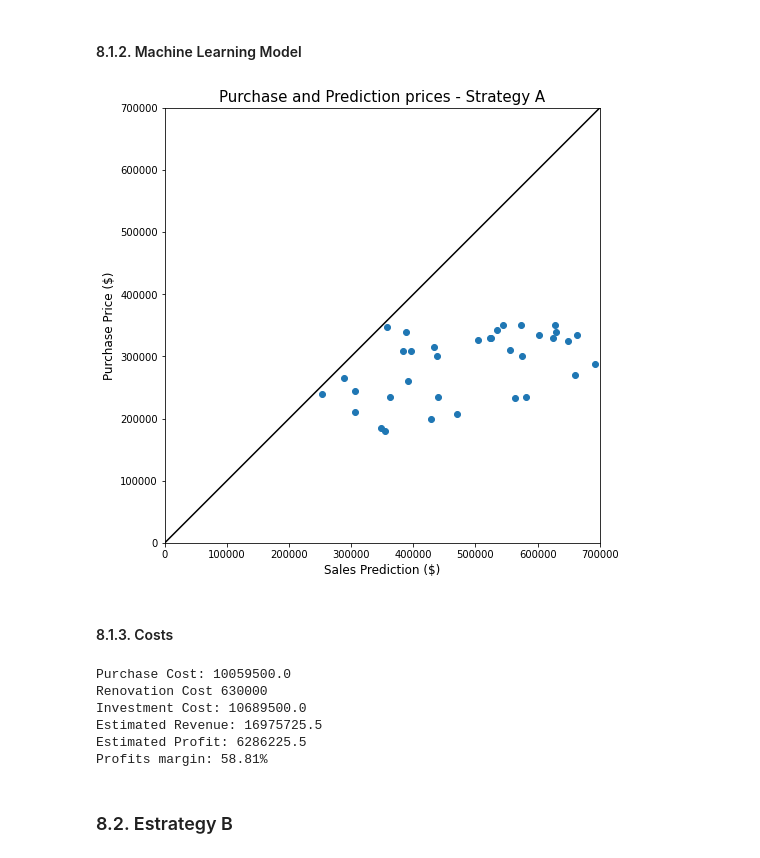
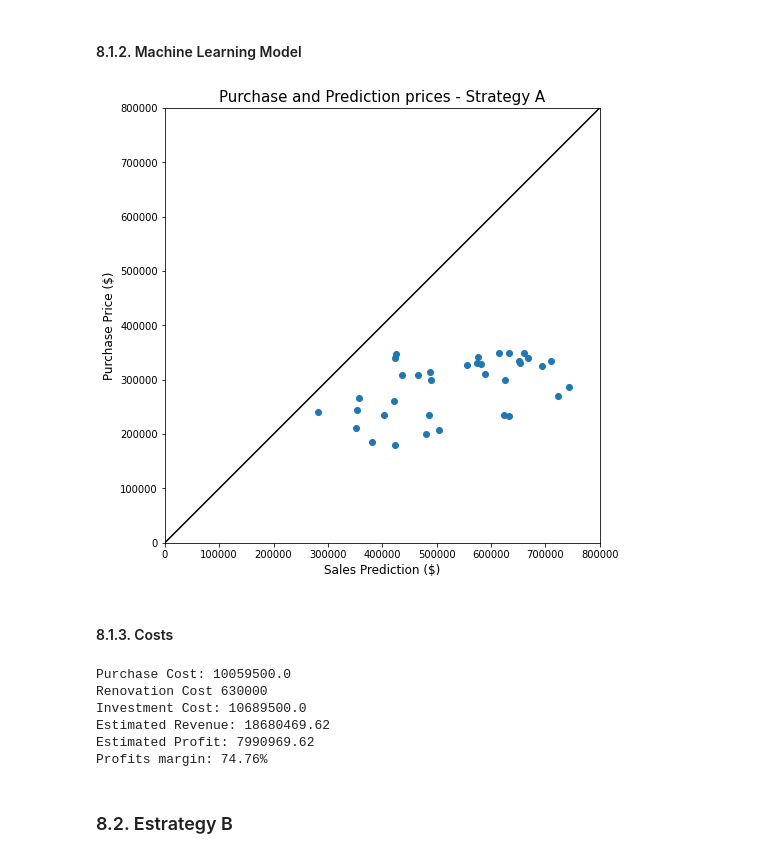
Before and after one commit to vitorlavor/Portfolio_DataScience, a Jupyter notebook: Project_HouseRocket.ipynb, the cells around one changed output. Drawn from its saved outputs; the diff is of its cells as text; code cells hidden in the pictures.

```diff
--- a/Project_HouseRocket.ipynb
+++ b/Project_HouseRocket.ipynb
@@ -1414,8 +1444,8 @@ The model with pre-processed features: Multiple Regression 2
 
 regression_target = 'price'
 features = ['bedrooms', 'bathrooms', 'sqft_living', 'sqft_lot', 'floors', 'waterfront', 'view', 'condition',
-            'grade', 'sqft_above', 'sqft_basement', 'yr_built', 'zipcode', 'lat', 'long', 'sqft_living15',
-            'sqft_lot15', 'in_seattle', 'basement', 'living_gt15', 'renewed', 'year_built', 'month', 'year',
+            'grade', 'sqft_above', 'sqft_basement', 'yr_built', 'yr_renovated', 'zipcode', 'lat', 'long', 'sqft_living15',
+            'sqft_lot15', 'in_seattle', 'basement', 'living_gt15', 'label_gt15', 'renewed', 'year_built', 'month', 'year',
             'day_week', 'bed_per_sqft', 'bat_per_bed', 'season_fall', 'season_spring', 'season_summer']
 
 # Train/test split
@@ -1597,8 +1580,8 @@ For the tree-based models, the features will be standardized using MinMaxScaler.
 
 regression_target = 'price'
 features = ['bedrooms', 'bathrooms', 'sqft_living', 'sqft_lot', 'floors', 'waterfront', 'view', 'condition',
-            'grade', 'sqft_above', 'sqft_basement', 'yr_built', 'zipcode', 'lat', 'long', 'sqft_living15',
-            'sqft_lot15', 'in_seattle', 'basement', 'living_gt15', 'renewed', 'year_built', 'month', 'year',
+            'grade', 'sqft_above', 'sqft_basement', 'yr_built', 'yr_renovated', 'zipcode', 'lat', 'long', 'sqft_living15',
+            'sqft_lot15', 'in_seattle', 'basement', 'living_gt15', 'label_gt15', 'renewed', 'year_built', 'month', 'year',
             'day_week', 'bed_per_sqft', 'bat_per_bed', 'season_fall', 'season_spring', 'season_summer']
 
 # Train/test split
@@ -1845,6 +1831,23 @@ for row in range(data_a.shape[0]):
 
 data_a['year_built'] = labels
 
+# Categorizing based on how for the sqft_living is from sqft_living15
+
+labels = []
+
+for row in range(data_a.shape[0]):
+  if data_a['sqft_living'][row] < (0.7*data_a['sqft_living15'][row]):
+    labels.append(1)
+  elif data_a['sqft_living'][row] < (0.9*data_a['sqft_living15'][row]):
+    labels.append(2)
+  elif data_a['sqft_living'][row] < (1.1*data_a['sqft_living15'][row]):
+    labels.append(3)
+  elif data_a['sqft_living'][row] < (1.3*data_a['sqft_living15'][row]):
+    labels.append(4)
+  else:
+    labels.append(5)
+
+data_a['label_gt15'] = labels
 
 # Year, Month and Day
 
@@ -1956,41 +1963,41 @@ data_a = pd.get_dummies(data_a)
 
 regression_target = 'price'
 features = ['bedrooms', 'bathrooms', 'sqft_living', 'sqft_lot', 'floors', 'waterfront', 'view', 'condition',
-            'grade', 'sqft_above', 'sqft_basement', 'yr_built', 'zipcode', 'lat', 'long', 'sqft_living15',
-            'sqft_lot15', 'in_seattle', 'basement', 'living_gt15', 'renewed', 'year_built', 'month', 'year',
+            'grade', 'sqft_above', 'sqft_basement', 'yr_built', 'yr_renovated', 'zipcode', 'lat', 'long', 'sqft_living15',
+            'sqft_lot15', 'in_seattle', 'basement', 'living_gt15', 'label_gt15', 'renewed', 'year_built', 'month', 'year',
             'day_week', 'bed_per_sqft', 'bat_per_bed', 'season_fall', 'season_spring', 'season_summer']
 
 X_a = data_a[features]
 y_a = data_a[regression_target]
 
 # Normalization with min/max scaler
 
 scale = MinMaxScaler().fit(X_train)
 X_a_scaled = scale.transform(X_a)
 
 # Trained Model  = estimator_lr
 
 # Predict
 
 predictions_a = estimator_lr.predict(X_a_scaled)
 
 # Plot Results
 
 plt.figure(figsize = (8, 8))
 
 plt.axes().set_aspect('equal', 'box')
 plt.scatter(predictions_a, data_a['price'])
-plt.plot((0, 700000), (0, 700000), 'k-')
+plt.plot((0, 800000), (0, 800000), 'k-')
 
-plt.xlim(0, 700000)
-plt.ylim(0, 700000)
+plt.xlim(0, 800000)
+plt.ylim(0, 800000)
 plt.title('Purchase and Prediction prices - Strategy A', fontsize = 15)
 plt.xlabel("Sales Prediction ($)",fontsize = 12)
 plt.ylabel("Purchase Price ($)",fontsize = 12)
 
 plt.show()
 # %% [output]
-[figure, old version]
+[figure, new version]
 # %% [markdown]
 #### 8.1.3. Costs
 # %%
@@ -2024,9 +2031,9 @@ print(f'Profits margin: {((lucro_a / total_cost_a) * 100).round(2)}%')
 Purchase Cost: 10059500.0
 Renovation Cost 630000
 Investment Cost: 10689500.0
-Estimated Revenue: 16975725.5
-Estimated Profit: 6286225.5
-Profits margin: 58.81%
+Estimated Revenue: 18680469.62
+Estimated Profit: 7990969.62
+Profits margin: 74.76%
 # %% [markdown]
 ###  8.2. Estrategy B
 # %% [markdown]
```
Also changed, not shown: parts of 66 cells of this notebook.
